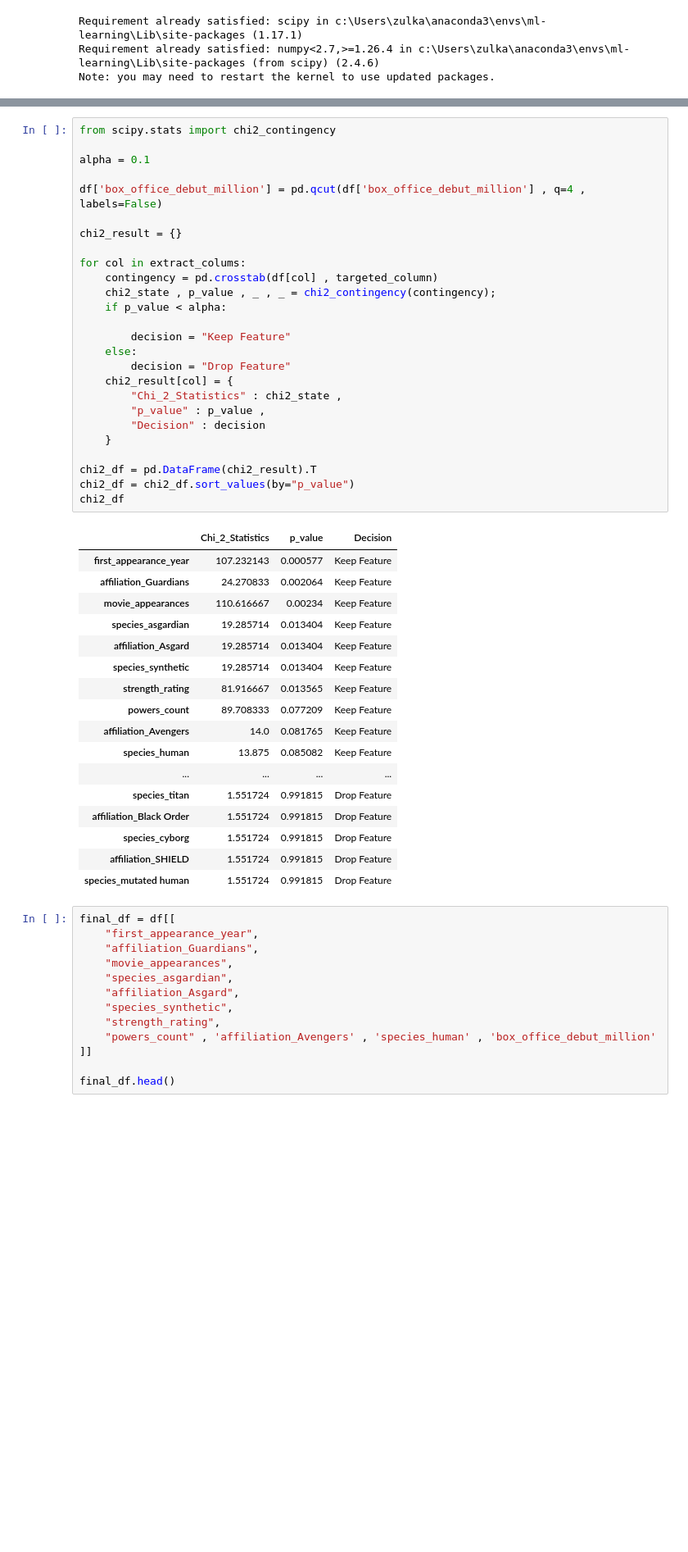
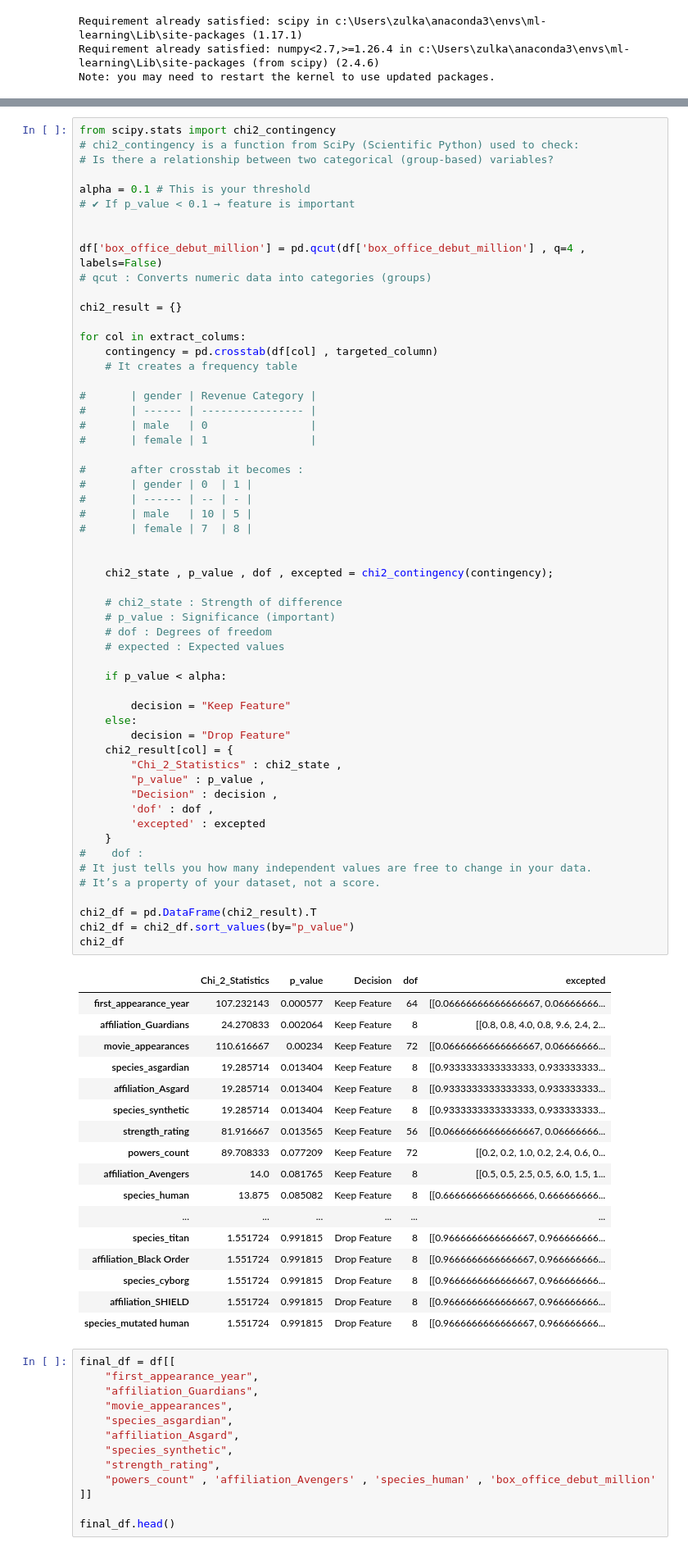
Before and after one commit to ZulkaifAhmad/Mechine-Learning-Practice, a Jupyter notebook: _02_MCU_Project/mcu.ipynb, the cells around one changed output, grey strips where cells are left out. Shown at 82% size. Drawn from its saved outputs; the diff is of its cells as text; blank space fills up the shorter version.

```diff
--- a/_02_MCU_Project/mcu.ipynb
+++ b/_02_MCU_Project/mcu.ipynb
@@ -540,48 +542,78 @@ coorelation_df
 | 4 | has_powers | -0.489207 |
 # %%
 from scipy.stats import chi2_contingency
+# chi2_contingency is a function from SciPy (Scientific Python) used to check:
+# Is there a relationship between two categorical (group-based) variables?
 
-alpha = 0.1
+alpha = 0.1 # This is your threshold
+# ✔ If p_value < 0.1 → feature is important
+
 
 df['box_office_debut_million'] = pd.qcut(df['box_office_debut_million'] , q=4 , labels=False)
+# qcut : Converts numeric data into categories (groups)
 
 chi2_result = {}
 
 for col in extract_colums:
     contingency = pd.crosstab(df[col] , targeted_column)
-    chi2_state , p_value , _ , _ = chi2_contingency(contingency);
+    # It creates a frequency table
+
+#       | gender | Revenue Category |
+#       | ------ | ---------------- |
+#       | male   | 0                |
+#       | female | 1                |
+
+#       after crosstab it becomes :
+#       | gender | 0  | 1 |
+#       | ------ | -- | - |
+#       | male   | 10 | 5 |
+#       | female | 7  | 8 |
+
+
+    chi2_state , p_value , dof , excepted = chi2_contingency(contingency);
+
+    # chi2_state : Strength of difference
+    # p_value : Significance (important)
+    # dof : Degrees of freedom
+    # expected : Expected values
+
     if p_value < alpha:
 
         decision = "Keep Feature"
     else:
         decision = "Drop Feature"
     chi2_result[col] = {
         "Chi_2_Statistics" : chi2_state ,
         "p_value" : p_value ,
-        "Decision" : decision
+        "Decision" : decision ,
+        'dof' : dof ,
+        'excepted' : excepted
     }
+#    dof :
+# It just tells you how many independent values are free to change in your data.
+# It’s a property of your dataset, not a score.
 
 chi2_df = pd.DataFrame(chi2_result).T
 chi2_df = chi2_df.sort_values(by="p_value")
 chi2_df
 # %% [output]
-|  | Chi_2_Statistics | p_value | Decision |
-| first_appearance_year | 107.232143 | 0.000577 | Keep Feature |
-| affiliation_Guardians | 24.270833 | 0.002064 | Keep Feature |
-| movie_appearances | 110.616667 | 0.00234 | Keep Feature |
-| species_asgardian | 19.285714 | 0.013404 | Keep Feature |
-| affiliation_Asgard | 19.285714 | 0.013404 | Keep Feature |
-| species_synthetic | 19.285714 | 0.013404 | Keep Feature |
-| strength_rating | 81.916667 | 0.013565 | Keep Feature |
-| powers_count | 89.708333 | 0.077209 | Keep Feature |
-| affiliation_Avengers | 14.0 | 0.081765 | Keep Feature |
-| species_human | 13.875 | 0.085082 | Keep Feature |
-| ... | ... | ... | ... |
-| species_titan | 1.551724 | 0.991815 | Drop Feature |
-| affiliation_Black Order | 1.551724 | 0.991815 | Drop Feature |
-| species_cyborg | 1.551724 | 0.991815 | Drop Feature |
-| affiliation_SHIELD | 1.551724 | 0.991815 | Drop Feature |
-| species_mutated human | 1.551724 | 0.991815 | Drop Feature |
+|  | Chi_2_Statistics | p_value | Decision | dof | excepted |
+| first_appearance_year | 107.232143 | 0.000577 | Keep Feature | 64 | [[0.06666666666666667, 0.06666666... |
+| affiliation_Guardians | 24.270833 | 0.002064 | Keep Feature | 8 | [[0.8, 0.8, 4.0, 0.8, 9.6, 2.4, 2... |
+| movie_appearances | 110.616667 | 0.00234 | Keep Feature | 72 | [[0.06666666666666667, 0.06666666... |
+| species_asgardian | 19.285714 | 0.013404 | Keep Feature | 8 | [[0.9333333333333333, 0.933333333... |
+| affiliation_Asgard | 19.285714 | 0.013404 | Keep Feature | 8 | [[0.9333333333333333, 0.933333333... |
+| species_synthetic | 19.285714 | 0.013404 | Keep Feature | 8 | [[0.9333333333333333, 0.933333333... |
+| strength_rating | 81.916667 | 0.013565 | Keep Feature | 56 | [[0.06666666666666667, 0.06666666... |
+| powers_count | 89.708333 | 0.077209 | Keep Feature | 72 | [[0.2, 0.2, 1.0, 0.2, 2.4, 0.6, 0... |
+| affiliation_Avengers | 14.0 | 0.081765 | Keep Feature | 8 | [[0.5, 0.5, 2.5, 0.5, 6.0, 1.5, 1... |
+| species_human | 13.875 | 0.085082 | Keep Feature | 8 | [[0.6666666666666666, 0.666666666... |
+| ... | ... | ... | ... | ... | ... |
+| species_titan | 1.551724 | 0.991815 | Drop Feature | 8 | [[0.9666666666666667, 0.966666666... |
+| affiliation_Black Order | 1.551724 | 0.991815 | Drop Feature | 8 | [[0.9666666666666667, 0.966666666... |
+| species_cyborg | 1.551724 | 0.991815 | Drop Feature | 8 | [[0.9666666666666667, 0.966666666... |
+| affiliation_SHIELD | 1.551724 | 0.991815 | Drop Feature | 8 | [[0.9666666666666667, 0.966666666... |
+| species_mutated human | 1.551724 | 0.991815 | Drop Feature | 8 | [[0.9666666666666667, 0.966666666... |
 # %%
 final_df = df[[
     "first_appearance_year",
```
Also changed, not shown: parts of 1 cell of this notebook.
